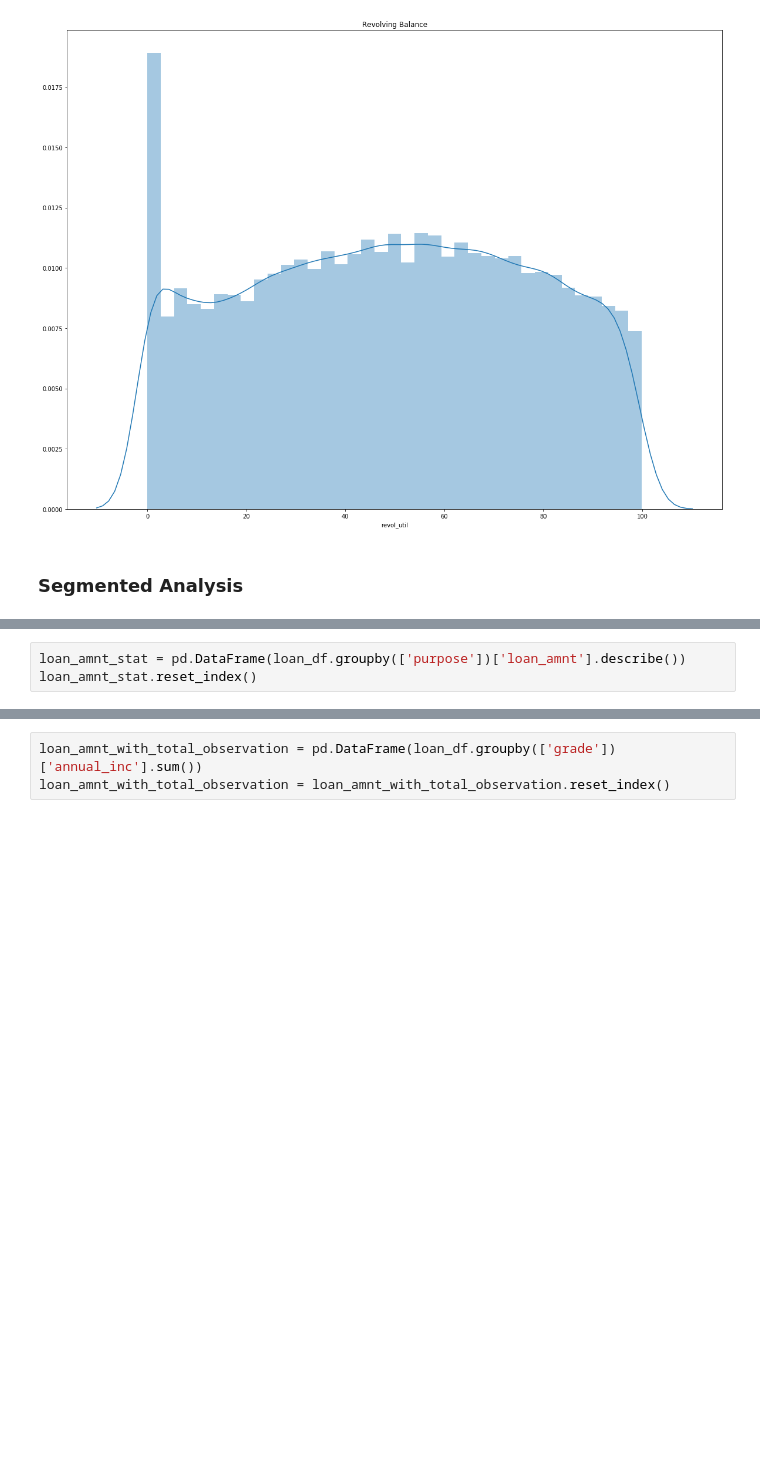
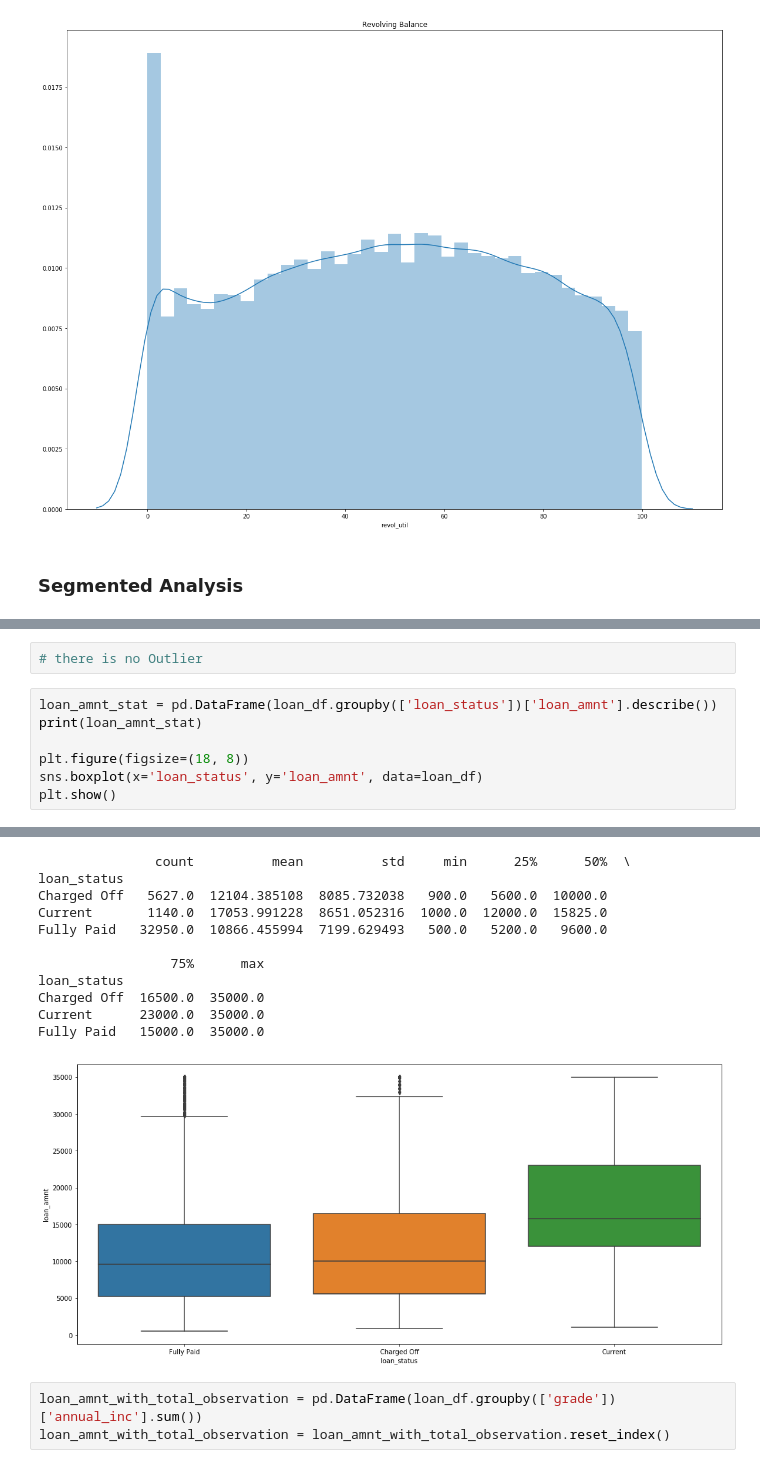
Before and after one commit to brijesh1100/P2-Gramener-Case-Study, a Jupyter notebook: Brijesh_Gramnner_Case_study.ipynb, the cells around one changed output, grey strips where cells are left out. Saved outputs shown, nothing was run; the diff lists cells and outputs as text; blank space fills up the shorter version.

```diff
--- a/Brijesh_Gramnner_Case_study.ipynb
+++ b/Brijesh_Gramnner_Case_study.ipynb
@@ -412,4 +406,10 @@ memory usage: 14.2+ MB
+# %%
+# there is no Outlier
 # %%
-loan_amnt_stat = pd.DataFrame(loan_df.groupby(['purpose'])['loan_amnt'].describe())
-loan_amnt_stat.reset_index()
+loan_amnt_stat = pd.DataFrame(loan_df.groupby(['loan_status'])['loan_amnt'].describe())
+print(loan_amnt_stat)
+
+plt.figure(figsize=(18, 8))
+sns.boxplot(x='loan_status', y='loan_amnt', data=loan_df)
+plt.show()
 # %% [output]
@@ -431,3 +416,15 @@ loan_amnt_stat.reset_index()
+               count          mean          std     min      25%      50%  \
+loan_status
+Charged Off   5627.0  12104.385108  8085.732038   900.0   5600.0  10000.0
+Current       1140.0  17053.991228  8651.052316  1000.0  12000.0  15825.0
+Fully Paid   32950.0  10866.455994  7199.629493   500.0   5200.0   9600.0
+
+                 75%      max
+loan_status
+Charged Off  16500.0  35000.0
+Current      23000.0  35000.0
+Fully Paid   15000.0  35000.0
+[figure, added]
 # %%
 loan_amnt_with_total_observation = pd.DataFrame(loan_df.groupby(['grade'])['annual_inc'].sum())
 loan_amnt_with_total_observation = loan_amnt_with_total_observation.reset_index()
```
Also changed, not shown: parts of 4 cells of this notebook.
